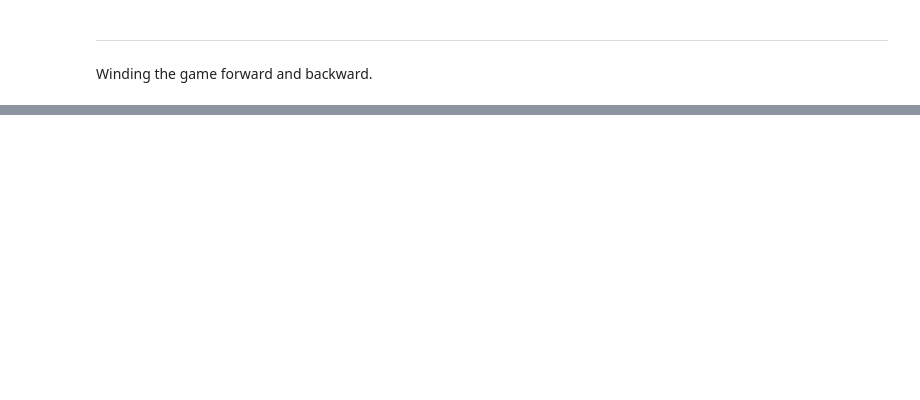
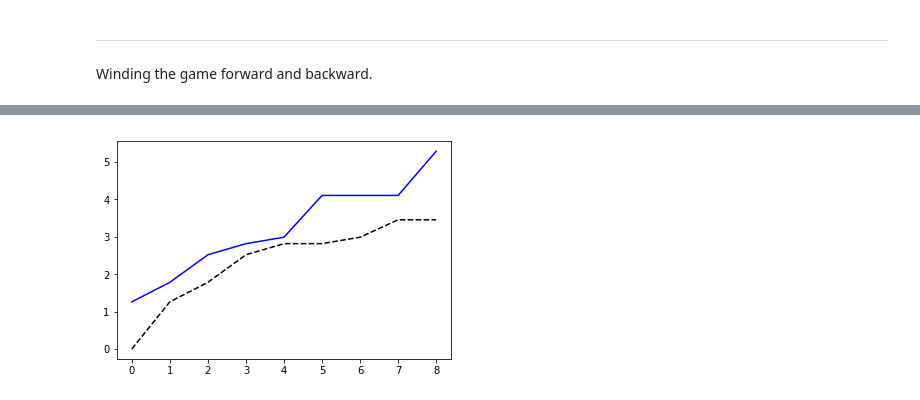
Before and after one commit to Project-Ellie/tutorials, a Jupyter notebook: other_stuff/DeepGomoku/GomokuBoard.ipynb, the cells around one changed output, grey strips where cells are left out. Saved outputs shown, nothing was run; the diff lists cells and outputs as text; code cells hidden in the pictures; blank space fills up the shorter version.

```diff
--- a/other_stuff/DeepGomoku/GomokuBoard.ipynb
+++ b/other_stuff/DeepGomoku/GomokuBoard.ipynb
@@ -75,0 +90,8 @@ board.display(score=True)
+# %%
+import numpy as np
+import pandas as pd
+n = board.cursor//2
+data = pd.DataFrame(board.stats['w'])
+plt.plot(range(n), data['max_o'][:n], 'k--', range(n), data['max_d'][:n], 'b' );
+# %% [output]
+[figure, added]
```
Also changed, not shown: parts of 12 cells of this notebook, 4 other files.
